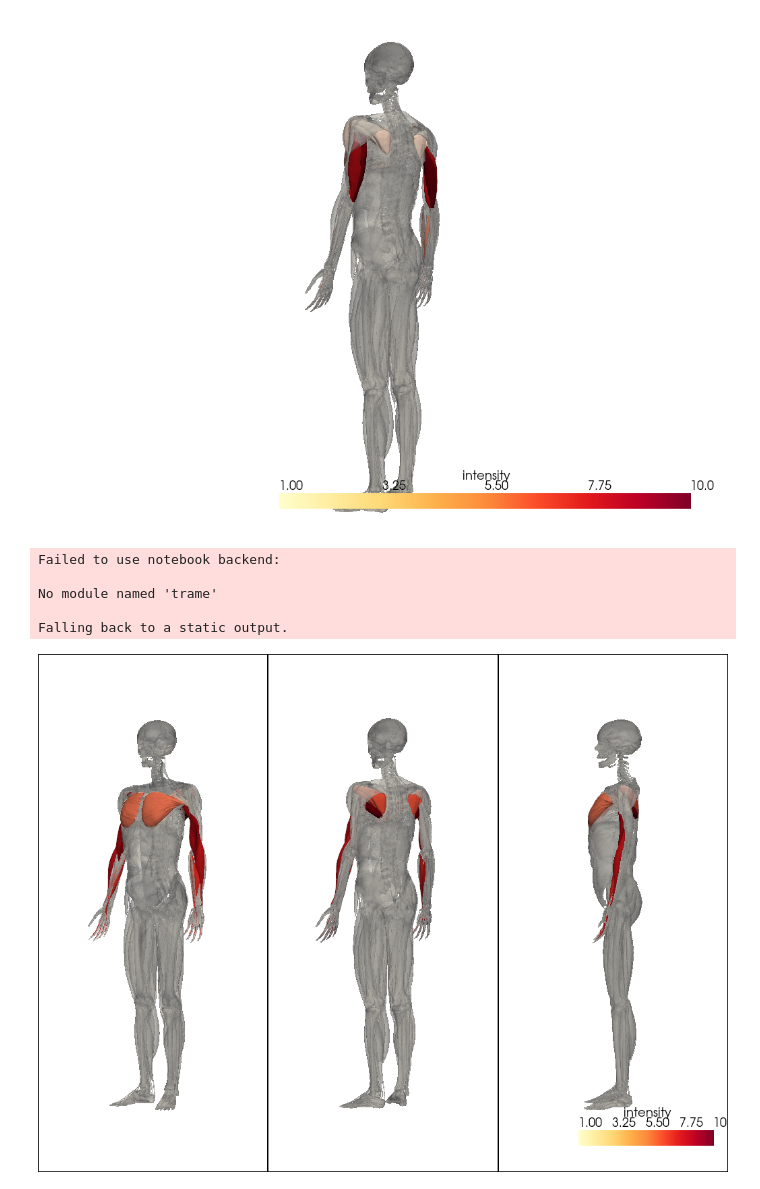
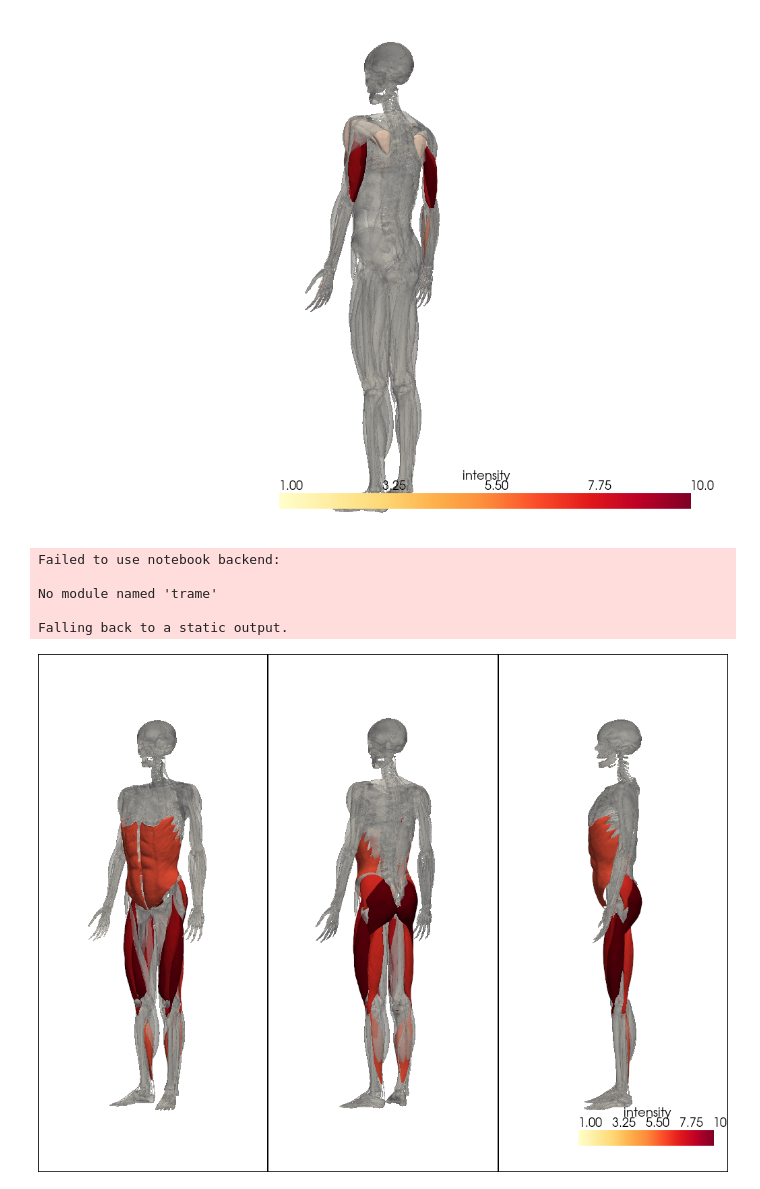
Before and after one commit to Bluebby/FitTrackModel, a Jupyter notebook: plot2.ipynb, the cells around one changed output. Cells and saved outputs as stored; diff of their text form; code cells hidden in the pictures.

```diff
--- a/plot2.ipynb
+++ b/plot2.ipynb
@@ -179,7 +179,7 @@ import numpy as np
 # === PARAMÈTRES ===
 folder_path = "data/body"
 csv_path = "exercices_muscles_intensite.csv"
-selected_exercice = "Tractions"
+selected_exercice = "Squats"
 
 # === Chargement des muscles ciblés par l'exercice ===
 df = pd.read_csv(csv_path)
@@ -233,31 +233,31 @@ views = [
 for i in range(3):
     plotter.subplot(0, i)
     for mesh, is_target in meshes:
         if is_target:
             plotter.add_mesh(
                 mesh,
                 scalars="intensity",
                 cmap="Reds",
                 opacity=1.0,
                 show_scalar_bar=False,
                 clim=[1, 10]
             )
         else:
             plotter.add_mesh(mesh, color="lightgrey", opacity=0.5)
     plotter.view_vector(views[i])
     plotter.camera.zoom(1.8)  # 🔍 Zoom 180%
 
 # === Ajouter une colorbar visible à part ===
 dummy = pv.Sphere()
 dummy["intensity"] = np.linspace(1, 10, dummy.n_points)
 plotter.subplot(0, 2)  # Afficher dans la dernière vue
 plotter.add_mesh(dummy, scalars="intensity", cmap="YlOrRd", show_scalar_bar=True, clim=[1, 10])
 
 plotter.show()
 # %% [output]
 Failed to use notebook backend:
 
 No module named 'trame'
 
 Falling back to a static output.
-[figure, old version]
+[figure, new version]
```
Also changed, not shown: 1 other file.
